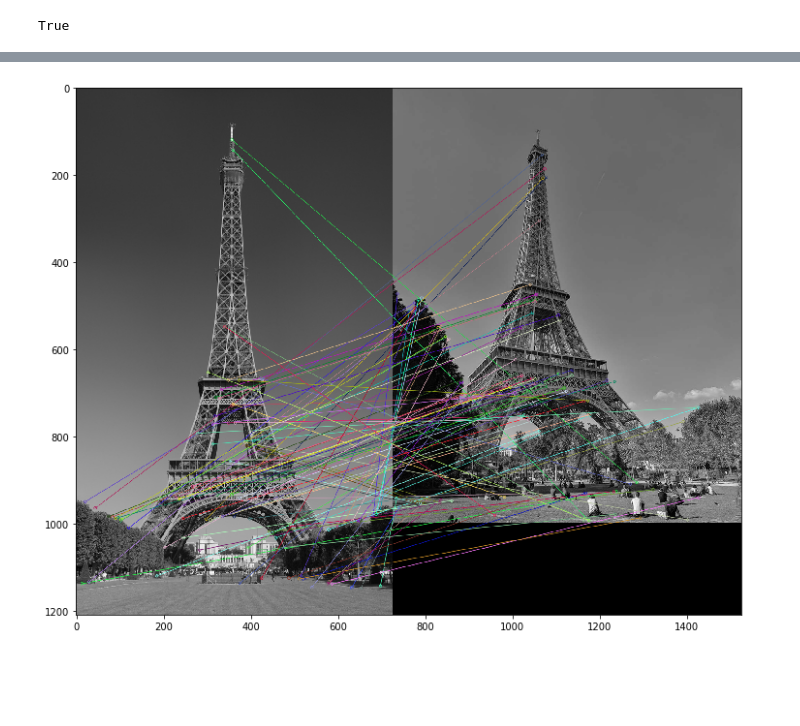
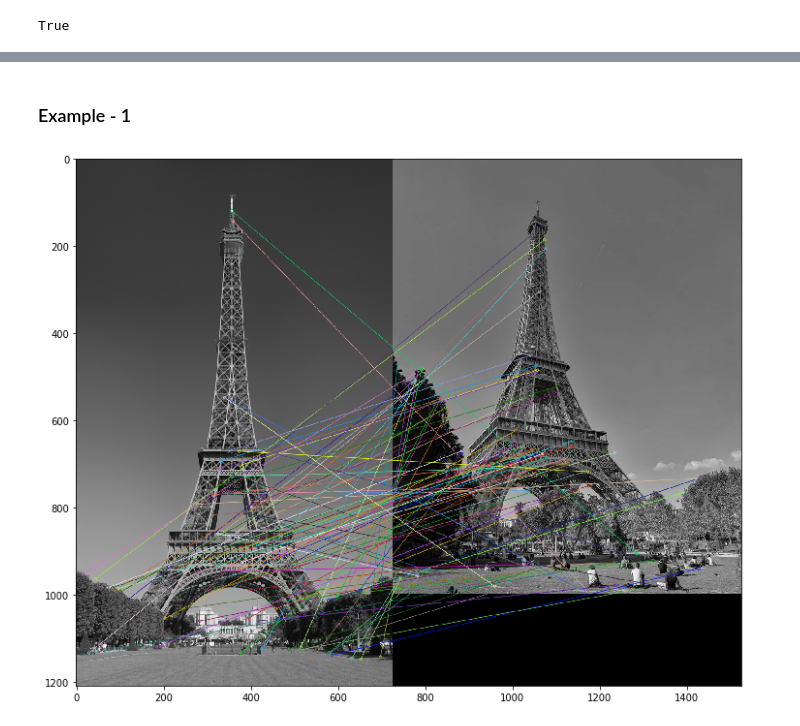
Before and after one commit to Kunalgarg2100/CVTute, a Jupyter notebook: SIFT-tute.ipynb, the cells around one changed output, grey strips where cells are left out. Drawn from its saved outputs; the diff is of its cells as text; code cells hidden in the pictures; blank space fills up the shorter version.

```diff
--- a/SIFT-tute.ipynb
+++ b/SIFT-tute.ipynb
@@ -140,30 +138,28 @@ plt.show();
+# %% [markdown]
+### Example - 1
 # %%
-import cv2
-import matplotlib.pyplot as plt
-%matplotlib inline
-
 # read images
-img1 = cv2.imread('t2.jpg')
-img2 = cv2.imread('t3.jpg')
+img1 = cv2.imread('imgs/t2.jpg')
+img2 = cv2.imread('imgs/t3.jpg')
 
 img1 = cv2.cvtColor(img1, cv2.COLOR_BGR2GRAY)
 img2 = cv2.cvtColor(img2, cv2.COLOR_BGR2GRAY)
 
 #sift
 sift = cv2.xfeatures2d.SIFT_create()
 
 keypoints_1, descriptors_1 = sift.detectAndCompute(img1,None)
 keypoints_2, descriptors_2 = sift.detectAndCompute(img2,None)
 
 #feature matching
 bf = cv2.BFMatcher(cv2.NORM_L1, crossCheck=True)
 
 matches = bf.match(descriptors_1,descriptors_2)
 matches = sorted(matches, key = lambda x:x.distance)
 
 img3 = cv2.drawMatches(img1, keypoints_1, img2, keypoints_2, matches[:100], img2, flags=2)
 plt.figure(figsize=(15,10))
 plt.imshow(img3),plt.show()
-cv2.imwrite('tsift_keypointst.jpg',img3);
+cv2.imwrite('key_matching.jpg',img3);
 # %% [output]
-[figure, old version]
+[figure, new version]
```
Also changed, not shown: parts of 12 cells of this notebook, 6 other files.
